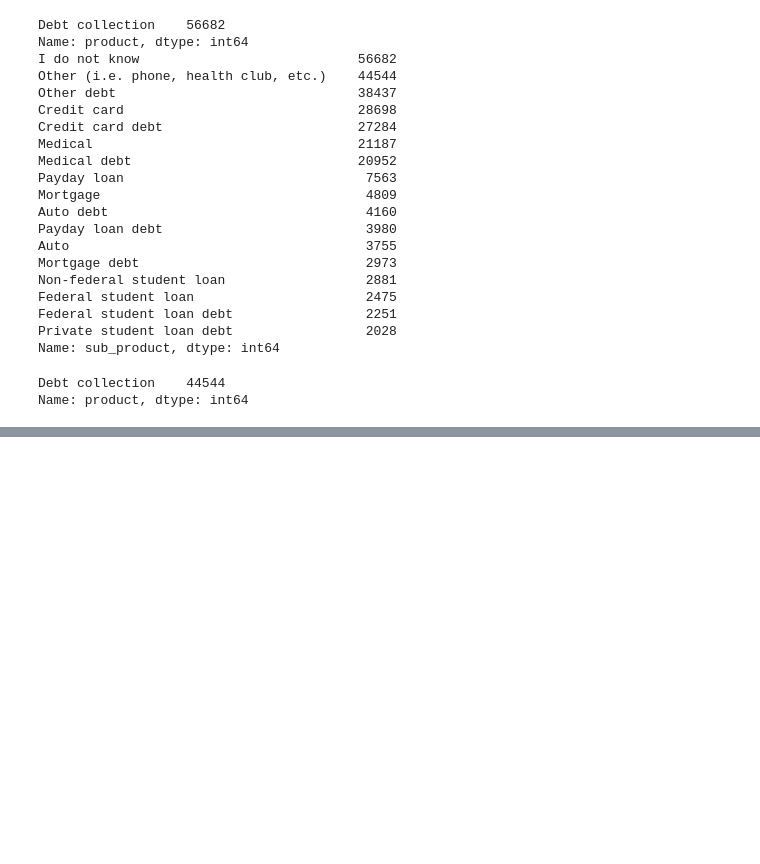
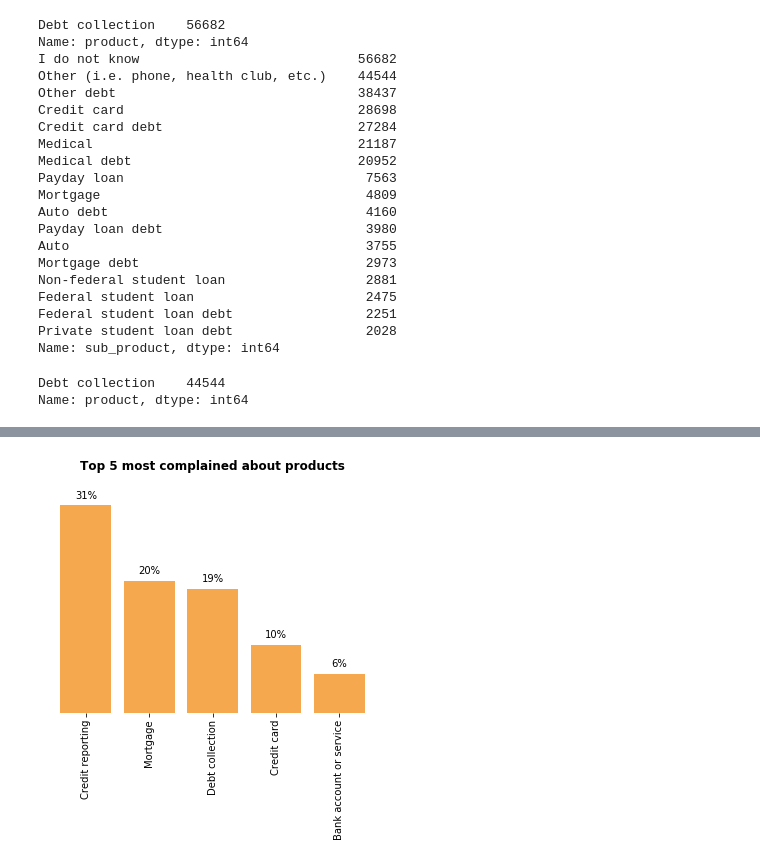
Before and after one commit to echoxx/ConsumerComplaints, a Jupyter notebook: Consumer_complaints.ipynb, the cells around one changed output, grey strips where cells are left out. Saved outputs shown, nothing was run; the diff lists cells and outputs as text; code cells hidden in the pictures; blank space fills up the shorter version.

```diff
--- a/Consumer_complaints.ipynb
+++ b/Consumer_complaints.ipynb
@@ -662,0 +417,16 @@ https://rabernat.github.io/research_computing/intro-to-basemap.html
+# %%
+""" Re-sort Money transfers, virtual currency, or money service / money transfers / virtual currency """
+
+# All 'virtual currency' sub_product sorted into the 'virtual currency' product group
+complaints.loc[complaints['sub_product'] == 'Virtual currency', 'product'] = 'Virtual currency'
+complaints.loc[complaints['sub_product'] == 'Mobile or digital wallet', 'product'] = 'Virtual currency'
+
+# All 'Money transfers', which originally were in 'Virtual currency' product group,
+# sorted into 'Money transfer' product group
+complaints.loc[complaints['sub_product'] == 'Domestic (US) money transfer', 'product'] = 'Money transfers'
+complaints.loc[complaints['sub_product'] == 'International money transfer', 'product'] = 'Money transfers'
+complaints.loc[complaints['sub_product'] == 'Foreign currency exchange', 'product'] = 'Money transfers'
+
+
+# Rename trimmed product group
+complaints.loc[complaints['product'] == 'Money transfer, virtual currency, or money service', 'product'] = 'Money service'
@@ -662,0 +646,75 @@ https://rabernat.github.io/research_computing/intro-to-basemap.html
+# %%
+""" Instructions for visualization"""
+
+prod_greater_5 = products[products['perc_total'] > 0.05]
+prod_less_5 = products[products['perc_total'] < 0.05]
+prod_greater_5_type = prod_greater_5.index.values
+
+fig, ax = plt.subplots()
+ax.bar(prod_greater_5_type, prod_greater_5['perc_total'], color=[246/255, 168/255, 78/255])
+
+ax.spines["left"].set_visible(False)
+ax.spines["bottom"].set_visible(False)
+ax.spines["top"].set_visible(False)
+ax.spines["right"].set_visible(False)
+
+
+# Function definition from: https://stackoverflow.com/questions/28931224/adding-value-labels-on-a-matplotlib-bar-chart
+def add_value_labels(ax, spacing=5):
+    """Add labels to the end of each bar in a bar chart.
+
+    Arguments:
+        ax (matplotlib.axes.Axes): The matplotlib object containing the axes
+            of the plot to annotate.
+        spacing (int): The distance between the labels and the bars.
+    """
+
+    # For each bar: Place a label
+    for rect in ax.patches:
+        # Get X and Y placement of label from rect.
+        y_value = rect.get_height()
+        x_value = rect.get_x() + rect.get_width() / 2
+
+        # Number of points between bar and label. Change to your liking.
+        space = spacing
+        # Vertical alignment for positive values
+        va = 'bottom'
+
+        # If value of bar is negative: Place label below bar
+        if y_value < 0:
+            # Invert space to place label below
+            space *= -1
+            # Vertically align label at top
+            va = 'top'
+
+        # Use Y value as label and format number with one decimal place
+        label = "{:.0f}%".format(y_value*100)
+
+        # Create annotation
+        ax.annotate(
+            label,                      # Use `label` as label
+            (x_value, y_value),         # Place label at end of the bar
+            xytext=(0, space),          # Vertically shift label by `space`
+            textcoords="offset points", # Interpret `xytext` as offset in points
+            ha='center',                # Horizontally center label
+            va=va)                      # Vertically align label differently for
+                                        # positive and negative values.
+
+
+# Call the function above. All the magic happens there.
+add_value_labels(ax)
+
+# Turn off tick labels
+# Source: https://stackoverflow.com/questions/37039685/hide-axis-values-in-matplotlib
+ax.set_yticklabels([])
+
+
+plt.yticks([])
+
+plt.title('Top 5 most complained about products', fontweight = 'bold', ha = 'center', pad = 25)
+plt.xticks(rotation = 90)
+
+
+plt.show()
+# %% [output]
+[figure, added]
```
Also changed, not shown: parts of 47 cells of this notebook.
